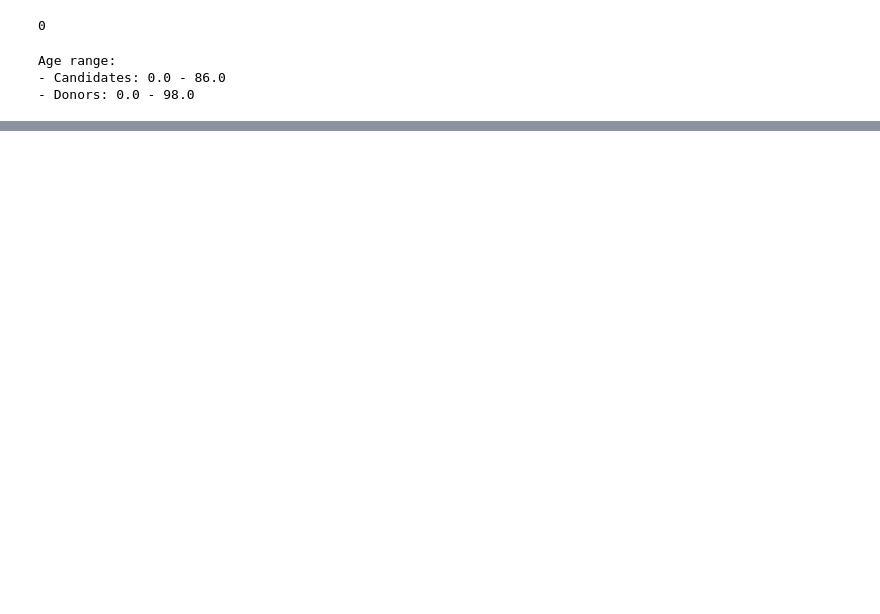
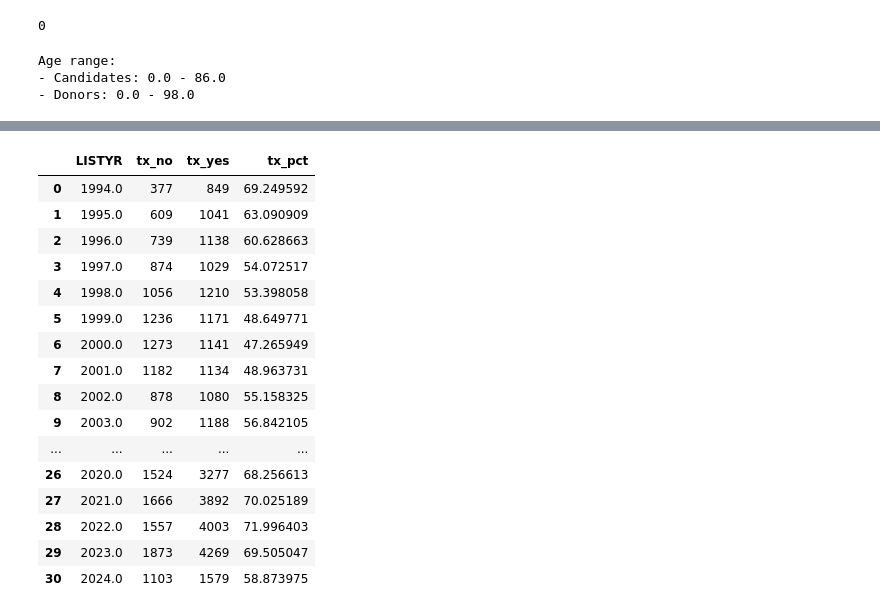
Before and after one commit to South-Dakota-News-Watch/20240805-liver-transplant-analysis, a Jupyter notebook: liver-transplant-findings.ipynb, the cells around one changed output, grey strips where cells are left out. Cells and saved outputs as stored; diff of their text form; code cells hidden in the pictures; blank space fills up the shorter version.

```diff
--- a/liver-transplant-findings.ipynb
+++ b/liver-transplant-findings.ipynb
@@ -422,0 +426,12 @@ print(len(test_23_no_alc))
+# %%
+# break this out by LISTYR
+df_uniq_cands_alc = df_uniq_cands[df_uniq_cands['alcohol_diagnosis']]
+# %%
+df_uniq_cands_alc_tx_x_listyr = pd.pivot_table(
+    df_uniq_cands_alc[['LISTYR', 'has_tx']],
+    index='LISTYR',
+    columns='has_tx',
+    aggfunc=len
+).reset_index()
+
+df_uniq_cands_alc_tx_x_listyr.columns = ['LISTYR', 'tx_no', 'tx_yes']
@@ -422,0 +447,22 @@ print(len(test_23_no_alc))
+# %%
+df_uniq_cands_alc_tx_x_listyr['tx_pct'] = (df_uniq_cands_alc_tx_x_listyr['tx_yes'] / (df_uniq_cands_alc_tx_x_listyr['tx_yes'] + df_uniq_cands_alc_tx_x_listyr['tx_no'])) * 100
+# %%
+df_uniq_cands_alc_tx_x_listyr
+# %% [output]
+|  | LISTYR | tx_no | tx_yes | tx_pct |
+| 0 | 1994.0 | 377 | 849 | 69.249592 |
+| 1 | 1995.0 | 609 | 1041 | 63.090909 |
+| 2 | 1996.0 | 739 | 1138 | 60.628663 |
+| 3 | 1997.0 | 874 | 1029 | 54.072517 |
+| 4 | 1998.0 | 1056 | 1210 | 53.398058 |
+| 5 | 1999.0 | 1236 | 1171 | 48.649771 |
+| 6 | 2000.0 | 1273 | 1141 | 47.265949 |
+| 7 | 2001.0 | 1182 | 1134 | 48.963731 |
+| 8 | 2002.0 | 878 | 1080 | 55.158325 |
+| 9 | 2003.0 | 902 | 1188 | 56.842105 |
+| ... | ... | ... | ... | ... |
+| 26 | 2020.0 | 1524 | 3277 | 68.256613 |
+| 27 | 2021.0 | 1666 | 3892 | 70.025189 |
+| 28 | 2022.0 | 1557 | 4003 | 71.996403 |
+| 29 | 2023.0 | 1873 | 4269 | 69.505047 |
+| 30 | 2024.0 | 1103 | 1579 | 58.873975 |
```
Also changed, not shown: parts of 32 cells of this notebook, 1 other file.
